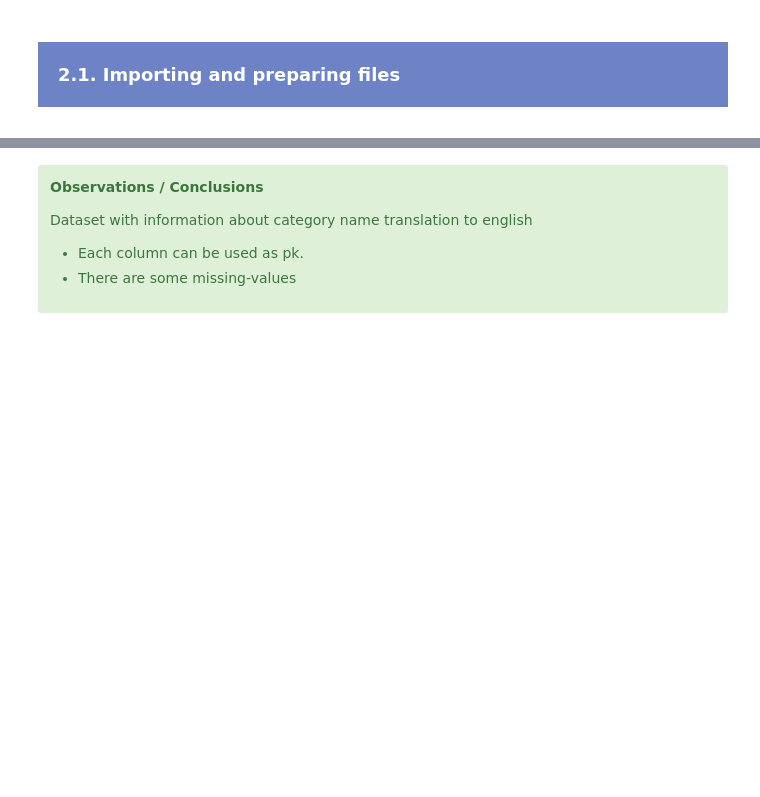
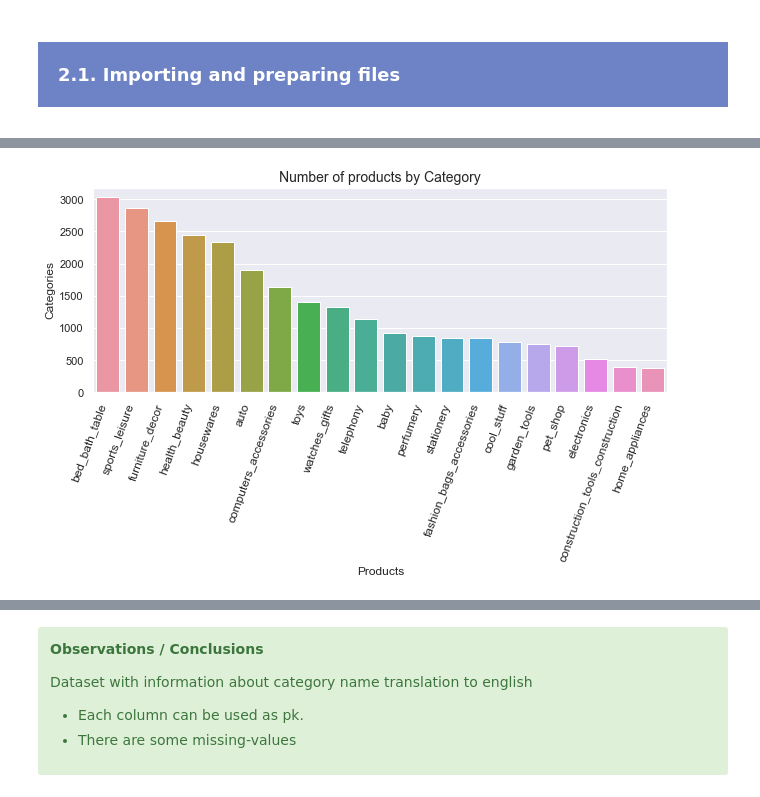
Before and after one commit to samirhinojosa/OC-P5-segment-customers-of-website, a Jupyter notebook: analysis_notebook.ipynb, the cells around one changed output, grey strips where cells are left out. Saved outputs shown, nothing was run; the diff lists cells and outputs as text; code cells hidden in the pictures; blank space fills up the shorter version.

```diff
--- a/analysis_notebook.ipynb
+++ b/analysis_notebook.ipynb
@@ -285,0 +210,2 @@ df_product_category_name_translation.head()
+# %%
+df_products = df_products.merge(right=df_product_category_name_translations[["product_category_name", "product_category_name_english"]], on="product_category_name", how="left")
@@ -285,0 +237,2 @@ df_product_category_name_translation.head()
+# %%
+df_products["product_category_name_english"].fillna(df_products["product_category_name"], inplace=True)
@@ -285,0 +251,2 @@ df_product_category_name_translation.head()
+# %%
+df_number_products_category = pd.DataFrame(df_products.groupby(["product_category_name_english"])["product_id"].count().sort_values(ascending=False).head(20)).reset_index()
@@ -285,0 +262,13 @@ df_product_category_name_translation.head()
+# %%
+fig = plt.subplots(figsize=(9, 6))
+plot = sns.barplot(x=df_number_products_category["product_category_name_english"], y=df_number_products_category["product_id"], data=df_number_products_category)
+
+plot.set_xticklabels(labels=df_number_products_category["product_category_name_english"], rotation=70, size=12, horizontalalignment="right")
+plt.xlabel("Products", size=12)
+plt.ylabel("Categories", size=12)
+plt.title("Number of products by Category", size=14)
+plt.tight_layout()
+plt.savefig("images/number-of-products-by-category.png")
+plt.show()
+# %% [output]
+[figure, added]
```
Also changed, not shown: parts of 55 cells of this notebook, 6 other files.
